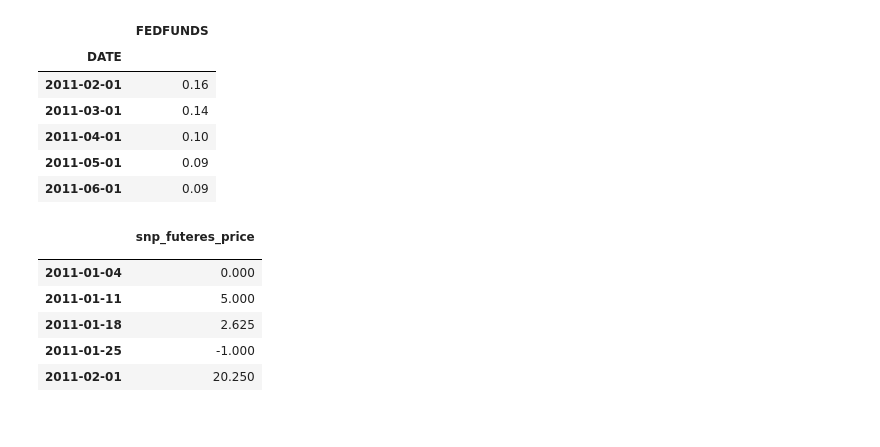
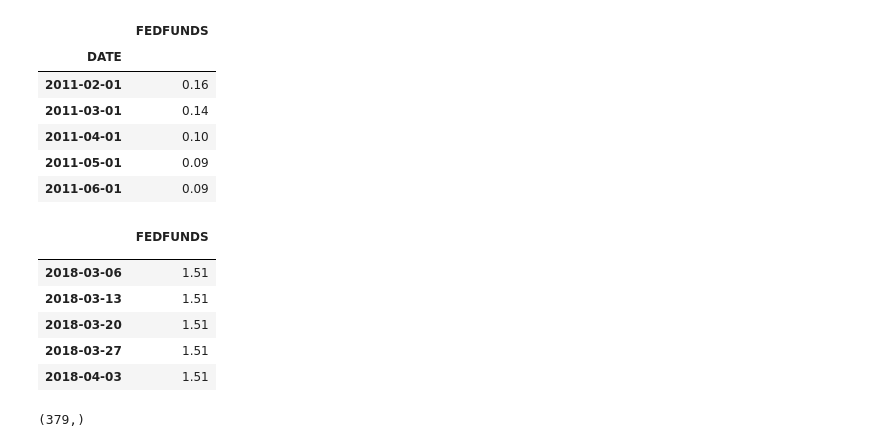
Before and after one commit to leonardich/Stats_project, a Jupyter notebook: Regression.ipynb, the cells around one changed output. Cells and saved outputs as stored; diff of their text form; code cells hidden in the pictures.

```diff
--- a/Regression.ipynb
+++ b/Regression.ipynb
@@ -265,14 +284,17 @@ vix_index_diff = set_cftc_index(vix_index-vix_index.shift(), "avg")
 vix_index = set_cftc_index(vix_index, "avg")
 # %%
 # vix_index.isnull().unstack()[vix_index.isnull().unstack()]
+fed_funds_rate = set_cftc_index(fed_funds_rate, "avg")
-# %% [output]
-|  | snp_futeres_price |
-|  |  |
-| 2011-01-04 | 0.000 |
-| 2011-01-11 | 5.000 |
-| 2011-01-18 | 2.625 |
-| 2011-01-25 | -1.000 |
-| 2011-02-01 | 20.250 |
+# %%
+fed_funds_rate.tail()
+# %% [output]
+|  | FEDFUNDS |
+|  |  |
+| 2018-03-06 | 1.51 |
+| 2018-03-13 | 1.51 |
+| 2018-03-20 | 1.51 |
+| 2018-03-27 | 1.51 |
+| 2018-04-03 | 1.51 |
 # %%
 ten_years_us_yield = set_cftc_index(df["ten_years_us_yield"], "avg")
 five_years_us_yield = set_cftc_index(df["five_years_us_yield"], "avg")
@@ -311,6 +340,11 @@ def plot_scatter(x, y, lag):
     #plt.xlabel(str(x.columns[0]), fontsize=14)
     #plt.ylabel(str(y.columns[0]), fontsize=14)
     plt.colorbar(ticks=mpl.dates.YearLocator(1, month=6), format=mpl.dates.DateFormatter('%d %b %y'))
+# %%
+dictionary_financials["CANADIAN DOLLAR - CHICAGO MERCANTILE EXCHANGE"]\
+             ["Net_Positioning_Lev_Money"].shape
+# %% [output]
+(379,)
 # %%
 plot_scatter(ten_years_us_yield, dictionary_financials["10-YEAR U.S. TREASURY NOTES - CHICAGO BOARD OF TRADE"]\
              ["Net_Positioning_Lev_Money"], 0)
```
Also changed, not shown: parts of 12 cells of this notebook.
